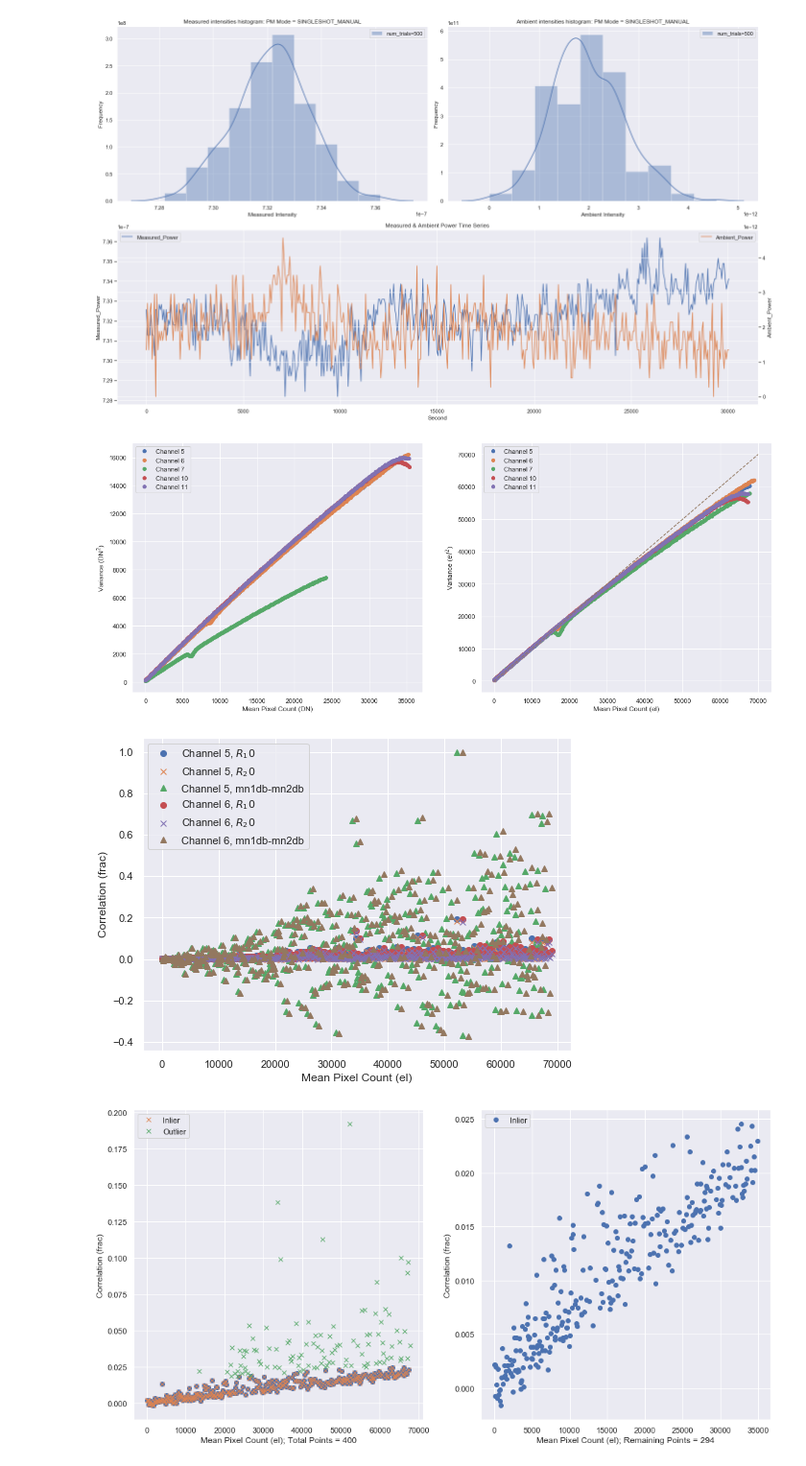
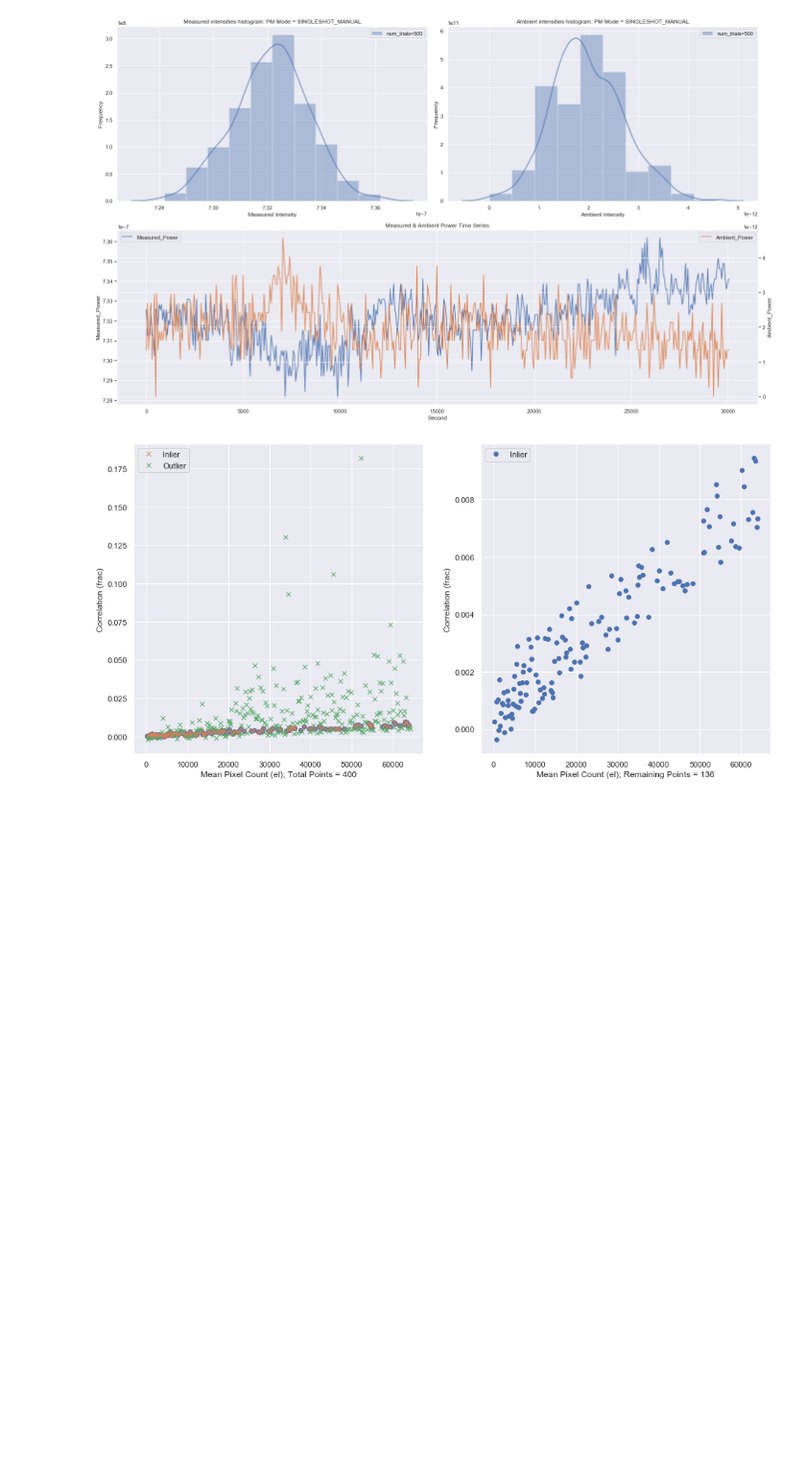
Before and after one commit to JerryLiuMY/OPMD, a Jupyter notebook: src/stability.ipynb, the cells around one changed output. Shown at 96% size. Cells and saved outputs as stored; diff of their text form; code cells hidden in the pictures; blank space fills up the shorter version.

```diff
--- a/src/stability.ipynb
+++ b/src/stability.ipynb
@@ -27,16 +27,18 @@ Setting the wavelength of the slow source to: 556.00
 2020-03-25 13:38:29.414401 Working on trial 498
 2020-03-25 13:39:29.594812 Working on trial 499
 [figure]
+# %%
+import matplotlib.pyplot as plt
+import numpy as np
+import seaborn as sns
+from analysis.tools import CHANNEL_5
+from analysis.tools import load_hdul, load_data
+sns.set()
+from analysis.PTC import PTC_fit, inlier, run_PTC
+# PTC_fit('PTC20-21-03-19-19-04.fits')
 # %%
-from analysis.PTC import load_hdul, PTC, correlation, correlation_fit, covariance, photometry
-import matplotlib.pyplot as plt
-file_name = 'PTC20-21-03-19-19-04.fits'
-PTC(file_name)
-correlation(file_name)
-correlation_fit(file_name, C = 5)
-covariance(file_name, C = 5)
-photometry(file_name)
+from analysis.correlation import correlation_fit
+from analysis.covariance import run_covariance
+correlation_fit('PTC20-21-03-19-19-04.fits', 5, 1, 1)
 # %% [output]
-[figure, old version]
+[figure, new version]
-[figure, removed]
-[figure, removed]
```
Also changed, not shown: parts of 11 cells of this notebook, 4 other files.
